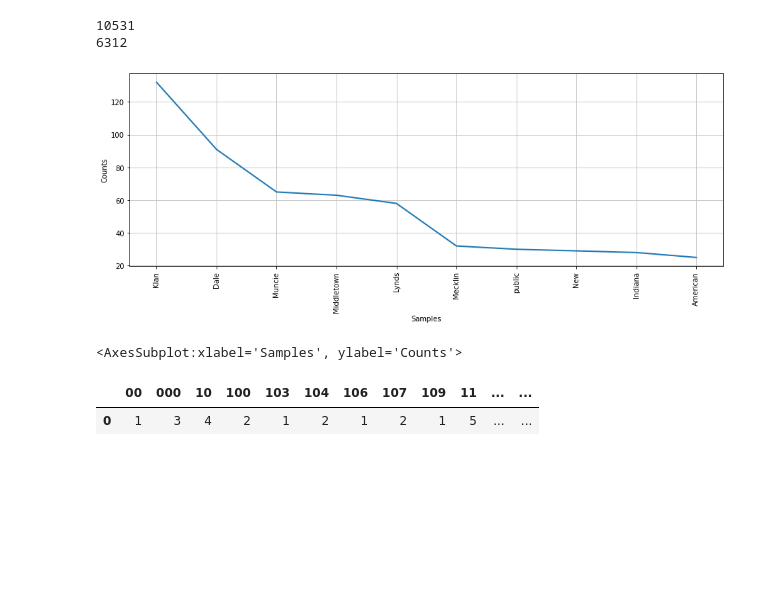
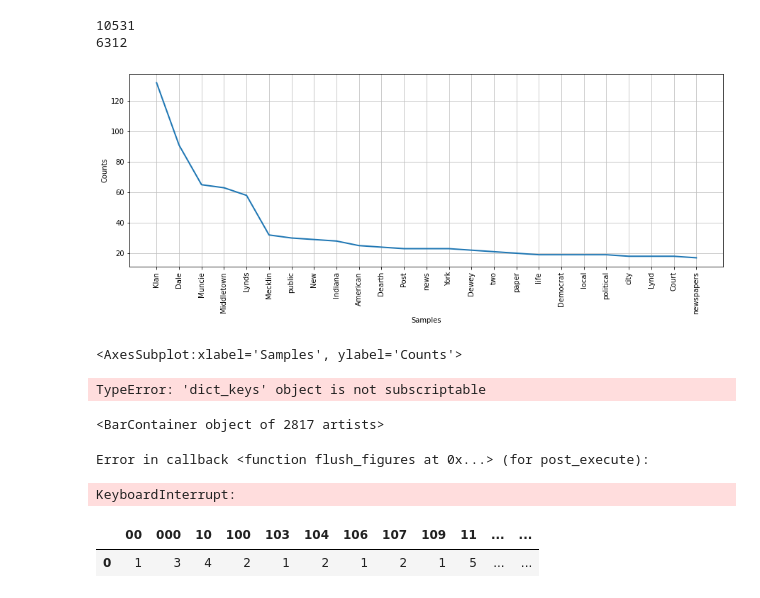
Before and after one commit to MarcBernstein0/raizel-practice-questions, a Jupyter notebook: notebook/Rafi_NLP.ipynb, the cells around one changed output. Cells and saved outputs as stored; diff of their text form; code cells hidden in the pictures; blank space fills up the shorter version.

Commit message:
trying to make a bar plot

```diff
--- a/notebook/Rafi_NLP.ipynb
+++ b/notebook/Rafi_NLP.ipynb
@@ -92,10 +92,23 @@ print(len(filtered_review))
 # %%
 fdist = FreqDist(filtered_review)
 plt.figure(figsize=(15,5))
-fdist.plot(10)
+fdist.plot(25)
 # %% [output]
-[figure, old version]
+[figure, new version]
 <AxesSubplot:xlabel='Samples', ylabel='Counts'>
+# %%
+for x in fdist.keys():
+    print(x[10]
+# %% [output]
+TypeError: 'dict_keys' object is not subscriptable
+# %%
+fdist = FreqDist(filtered_review)
+plt.figure(figsize=(15,5))
+plt.bar(fdist.keys(), fdist.values())
+# %% [output]
+<BarContainer object of 2817 artists>
+Error in callback <function flush_figures at 0x...> (for post_execute):
+KeyboardInterrupt:
 # %%
 # implementing it in python
 import pandas as pd
```
Also changed, not shown: parts of 1 cell of this notebook.
